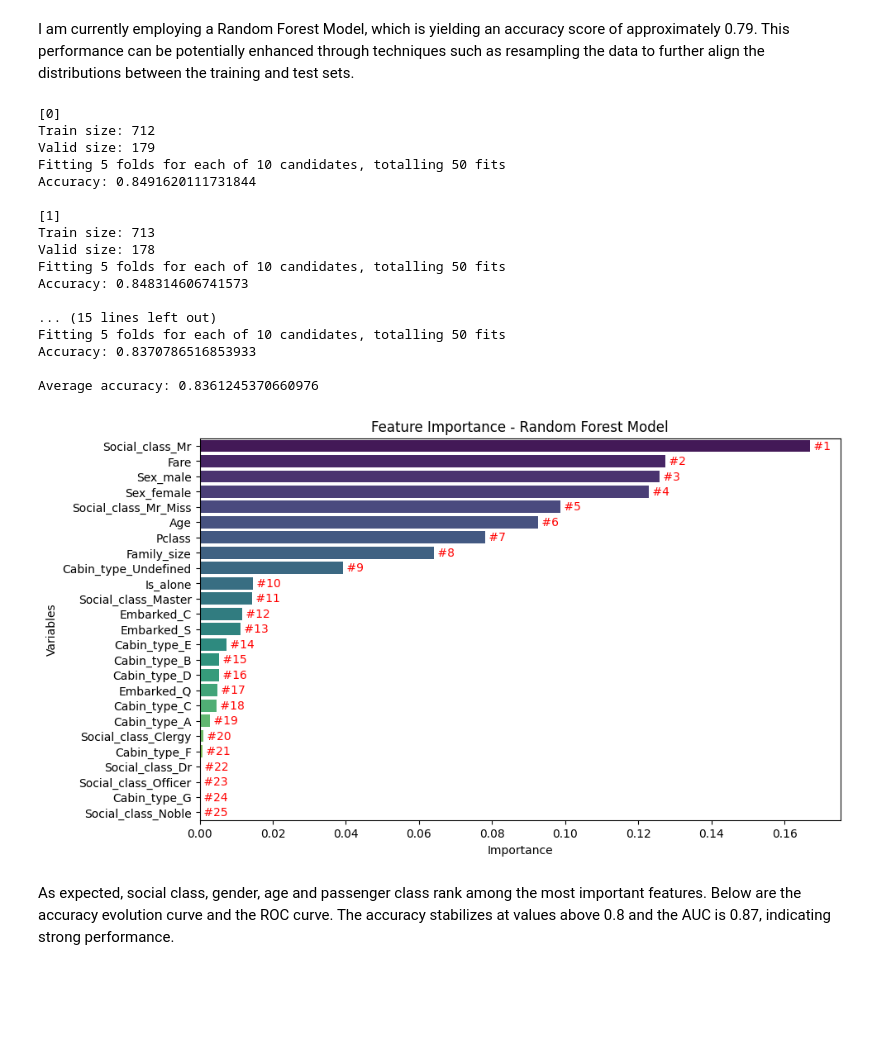
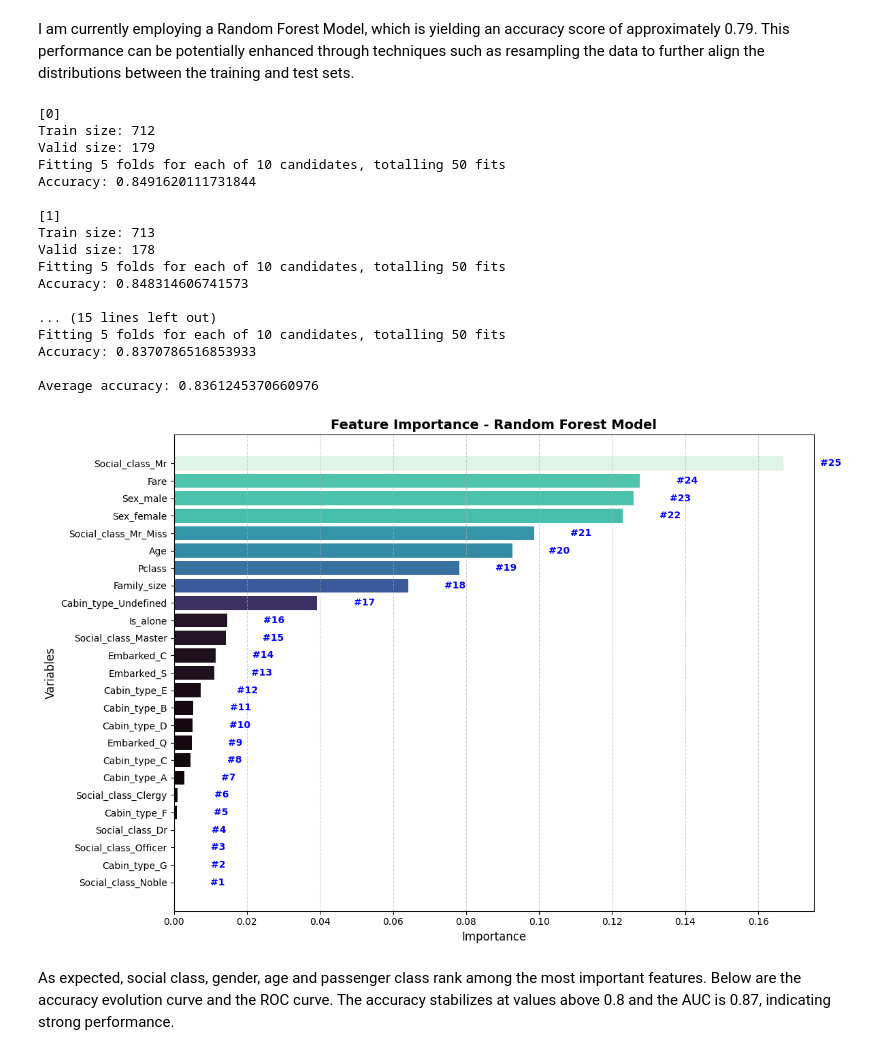
Before and after one commit to PrFis/Kaggle-Titanic_datset, a Jupyter notebook: titanic-data-analysis.ipynb, the cells around one changed output. Saved outputs shown, nothing was run; the diff lists cells and outputs as text; code cells hidden in the pictures; blank space fills up the shorter version.

Commit message:
Kaggle Notebook | Titanic data analysis | Version 12

```diff
--- a/titanic-data-analysis.ipynb
+++ b/titanic-data-analysis.ipynb
@@ -854,24 +855,35 @@ var_importance = pd.DataFrame({
     'Importance': importance
 })
 
-# Ordering by importance
-var_importance = var_importance.sort_values(by='Importance', ascending=False)
+# Sort by importance (ascending order for horizontal bars)
+var_importance = var_importance.sort_values(by='Importance', ascending=True)
 
-# Ranking
+# Add rank column
 var_importance['Rank'] = ['#' + str(i + 1) for i in range(len(var_importance))]
 
-# Plot figure
-plt.figure(figsize=(10, 6))
-sns.barplot(x='Importance', y='Variables', data=var_importance, palette='viridis')
+# Create figure and apply color gradient
+plt.figure(figsize=(12, 8))
+cmap = sns.color_palette("mako", as_cmap=True)  # Color gradient for bars
 
-# Labels
-for index, value in enumerate(var_importance['Importance']):
-    plt.text(value, index, ' ' + var_importance['Rank'].iloc[index], color='red', va='center')
+# Plot horizontal bar chart
+bar = plt.barh(
+    var_importance['Variables'],
+    var_importance['Importance'],
+    color=cmap(var_importance['Importance'] / max(var_importance['Importance']))
+)
 
-# Format
-plt.title('Feature Importance - Random Forest Model')
-plt.xlabel('Importance')
-plt.ylabel('Variables')
+# Add labels to the right of each bar
+for i, (rank, importance) in enumerate(zip(var_importance['Rank'], var_importance['Importance'])):
+    plt.text(importance + 0.01, i, rank, va='center', color='blue', fontsize=10, fontweight='bold')
+
+# Format the chart
+plt.title('Feature Importance - Random Forest Model', fontsize=14, fontweight='bold')
+plt.xlabel('Importance', fontsize=12)
+plt.ylabel('Variables', fontsize=12)
+plt.grid(axis='x', linestyle='--', alpha=0.6)
+plt.tight_layout()
+
+# Show the chart
 plt.show()
 
 # Preparing test data
@@ -881,34 +893,34 @@ X_test = pd.get_dummies(test_data[features])
 X_test, _ = X_test.align(x_train, join='left', axis=1, fill_value=0)
 
 # Predictions
 predictions = final_model.predict(X_test)
 
 # Output
 output = pd.DataFrame({
     'PassengerId': test_data['PassengerId'],
     'Survived': predictions.astype(int)  # Garantir que o resultado seja um inteiro
 })
 
 output.to_csv('submission.csv', index=False)
 # %% [output]
 [0]
 Train size: 712
 Valid size: 179
 Fitting 5 folds for each of 10 candidates, totalling 50 fits
 Accuracy: 0.8491620111731844
 
 [1]
 Train size: 713
 Valid size: 178
 Fitting 5 folds for each of 10 candidates, totalling 50 fits
 Accuracy: 0.848314606741573
 
 ... (15 lines left out)
 Fitting 5 folds for each of 10 candidates, totalling 50 fits
 Accuracy: 0.8370786516853933
 
 Average accuracy: 0.8361245370660976
-[figure, old version]
+[figure, new version]
 # %% [markdown]
  As expected, social class, gender, age and passenger class rank among the most important features. Below are the accuracy evolution curve and the ROC curve. The accuracy stabilizes at values above 0.8 and the AUC is  0.87, indicating strong performance.
 # %%
```
Also changed, not shown: parts of 2 cells of this notebook.
